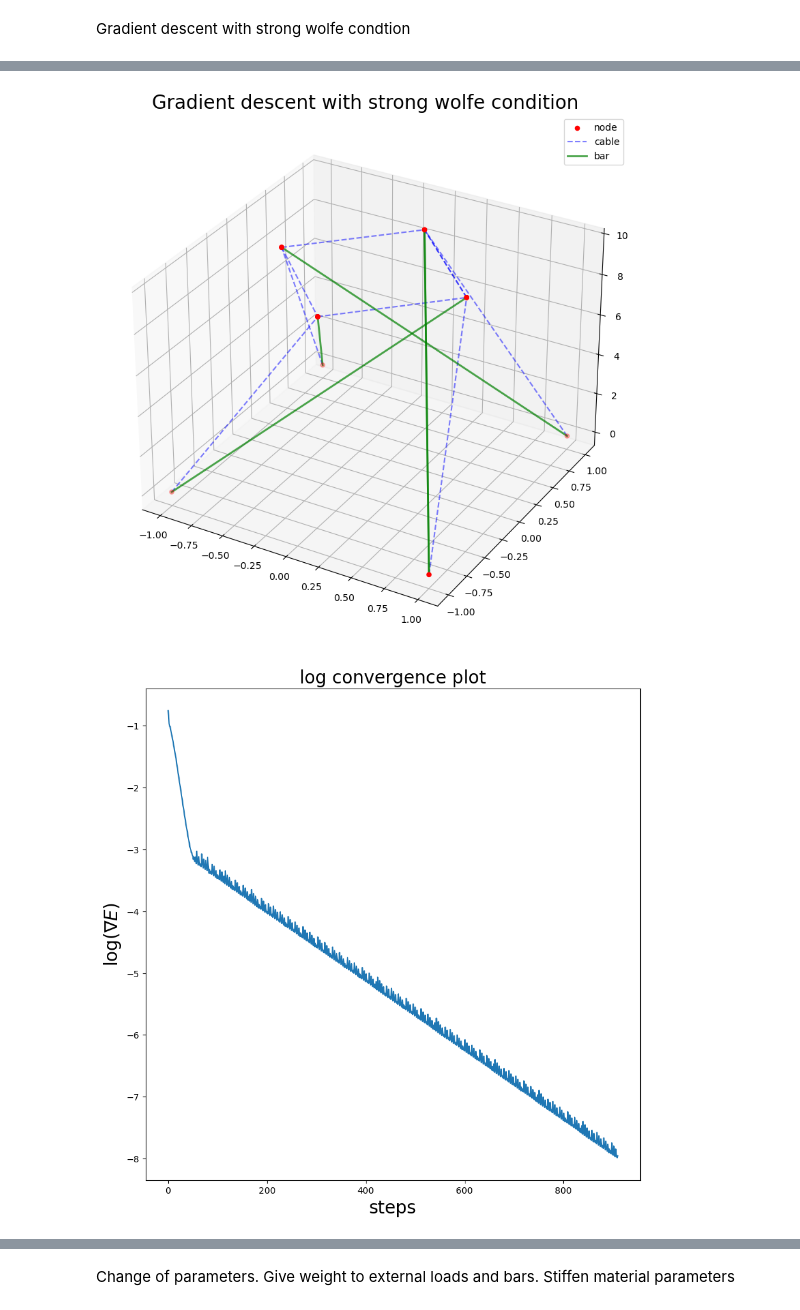
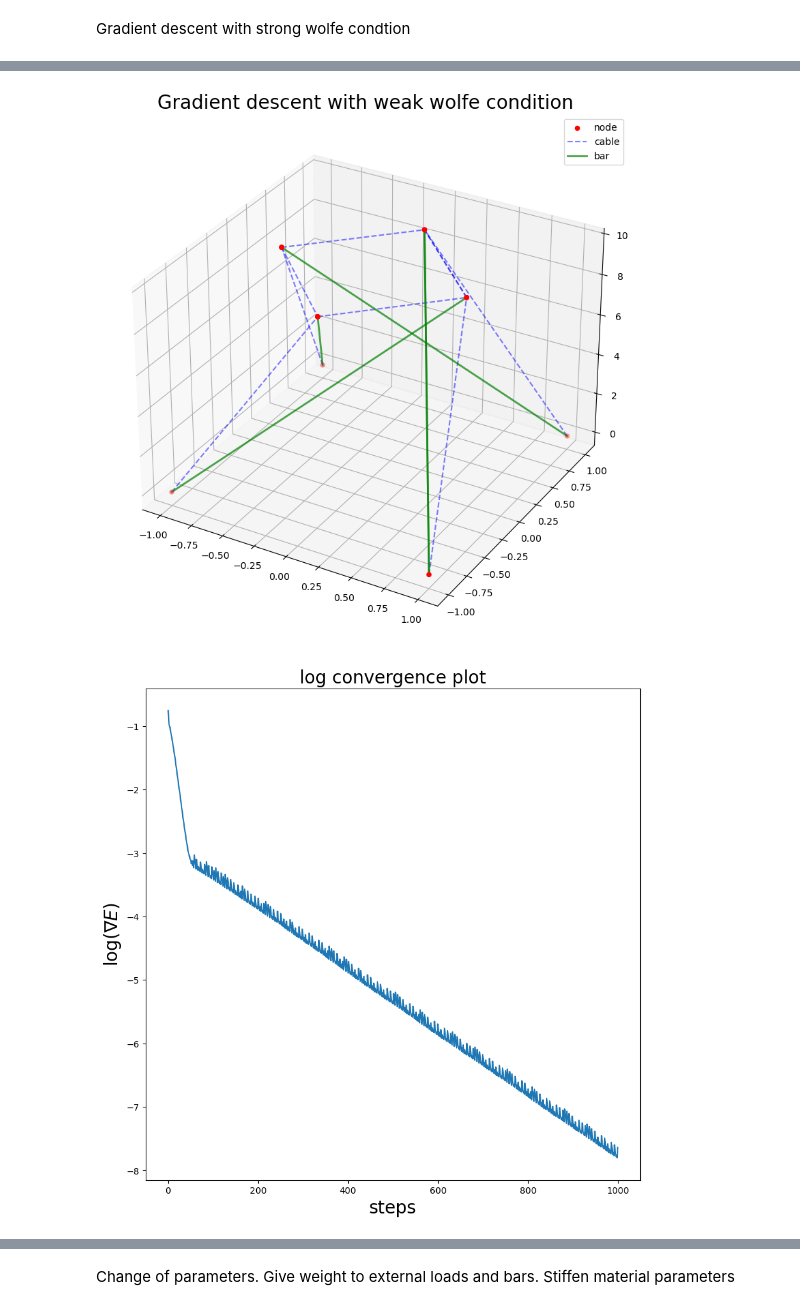
Before and after one commit to markus0800/Project_TMA4180, a Jupyter notebook: project_optimization.ipynb, the cells around one changed output, grey strips where cells are left out. Drawn from its saved outputs; the diff is of its cells as text; code cells hidden in the pictures.

```diff
--- a/project_optimization.ipynb
+++ b/project_optimization.ipynb
@@ -153,14 +153,14 @@ plt.savefig('initial_state_tensegrity_dome.png')
 # %% [markdown]
 Gradient descent with strong wolfe condtion
 # %%
-X_strong_wolfe, error_strong_wolfe = gradient_descent(E, gradient_E, np.copy(X), A, B, L, fixed_points, mg, pg, k, c, alt_strong_w = True)
+X_strong_wolfe, error_strong_wolfe = gradient_descent(E, gradient_E, np.copy(X), A, B, L, fixed_points, mg, pg, k, c, weak_w = True)
 
 plt.figure(figsize=(10,10))
 ax1 = plt.axes(projection = '3d')
 
 plot_cable_net(X_strong_wolfe, A, ax1)
 plot_bar_net(X_strong_wolfe, B, ax1)
-ax1.set_title(f'Gradient descent with strong wolfe condition', fontsize = 20)
+ax1.set_title(f'Gradient descent with weak wolfe condition', fontsize = 20)
 plt.savefig('GD_strong_wolfe_tensegrity_dome.png')
 print(X_strong_wolfe)
 
@@ -170,5 +170,5 @@ plt.plot(index, np.log10(error_strong_wolfe))
 plt.xlabel(f'steps', fontsize = 20)
 plt.ylabel(r'$\log(\nabla{E}$)', fontsize = 20)
 plt.title(f'log convergence plot', fontsize = 20)
-plt.savefig('log_convergence_GD_strong_wolfe_tensegrity_dome')
+plt.savefig('log_convergence_GD_weak_wolfe_tensegrity_dome.png')
 # %% [output]
@@ -180,6 +180,6 @@ number of gradient descent steps = 911, number of step size optimization = 1566,
  [ 0.00000e+00  0.00000e+00  0.00000e+00  0.00000e+00  9.54287e+00
    9.54287e+00  9.54287e+00  9.54287e+00]]
-[figure, old version]
+[figure, new version]
-[figure, old version]
+[figure, new version]
 # %%
 mg, pg, k, c = 0, 0, 0.1,1
```
Also changed, not shown: parts of 9 cells of this notebook, 1 other file.
